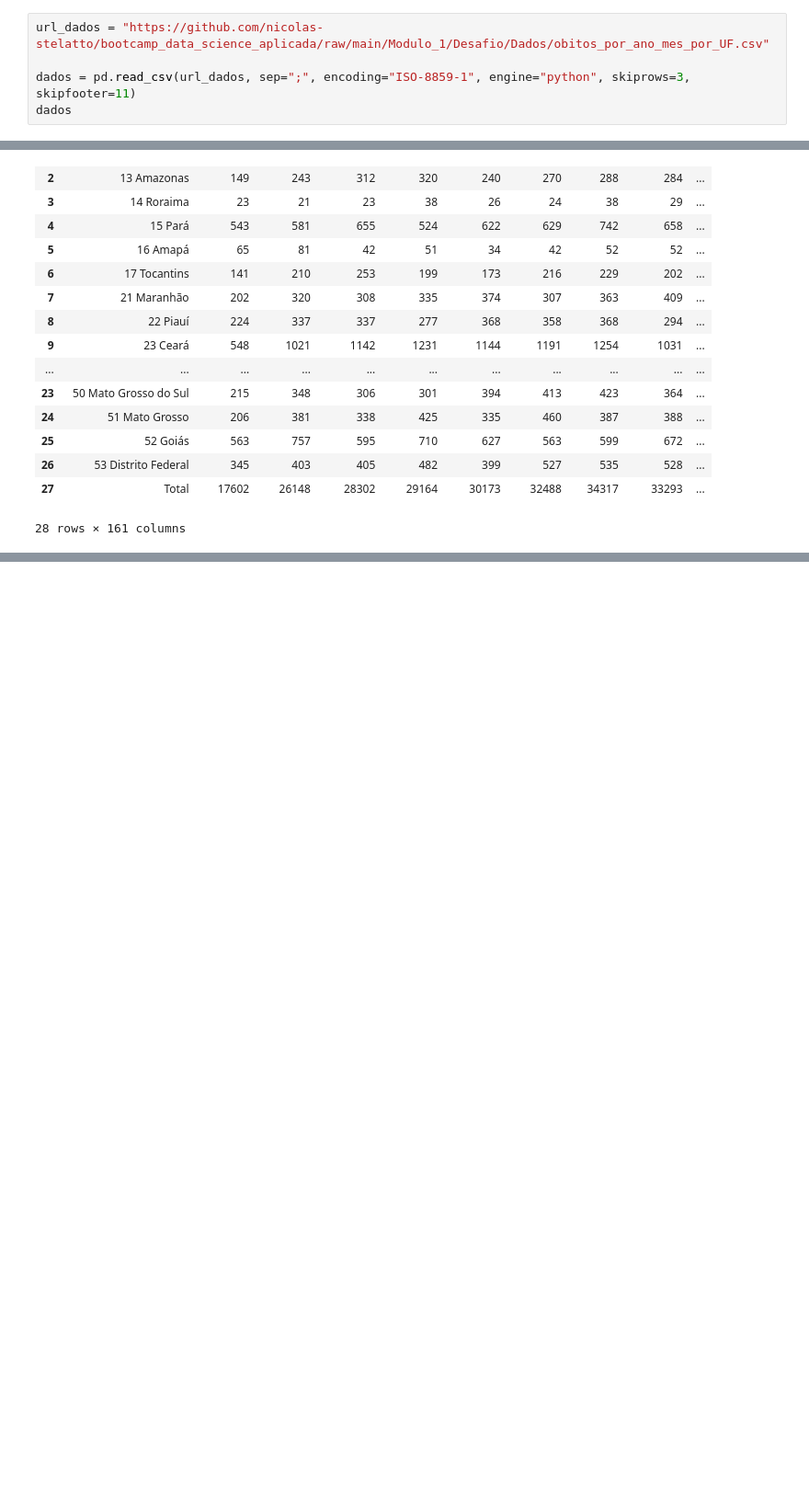
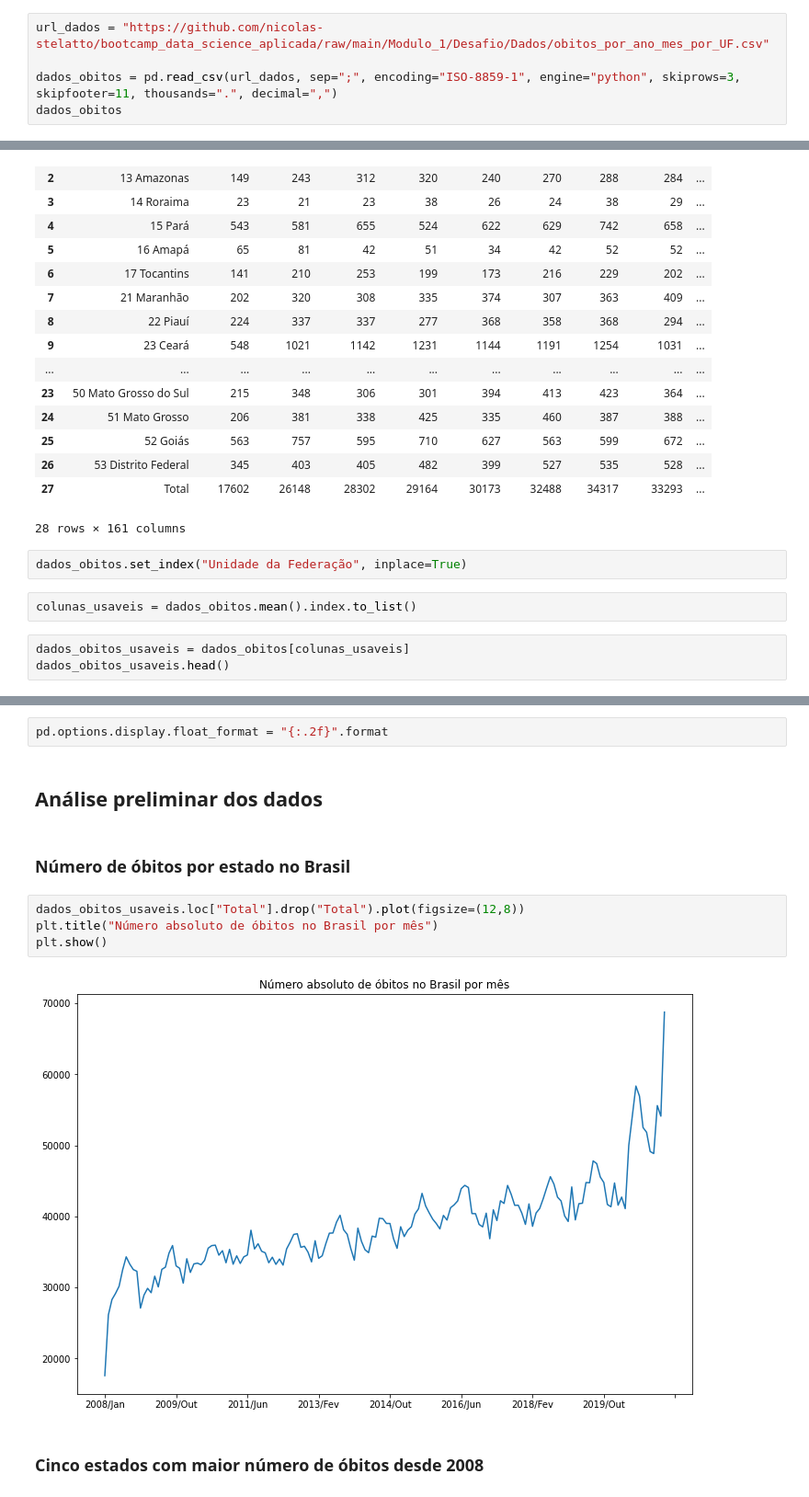
Before and after one commit to nicolas-stelatto/bootcamp_data_science_aplicada, a Jupyter notebook: Modulo_1/Desafio/Notebooks/Notebook_Desafio_Modulo01.ipynb, the cells around one changed output, grey strips where cells are left out. Shown at 92% size. Saved outputs shown, nothing was run; the diff lists cells and outputs as text; blank space fills up the shorter version.

```diff
--- a/Modulo_1/Desafio/Notebooks/Notebook_Desafio_Modulo01.ipynb
+++ b/Modulo_1/Desafio/Notebooks/Notebook_Desafio_Modulo01.ipynb
@@ -7,8 +26,8 @@ import seaborn as sns
 # %%
 url_dados = "https://github.com/nicolas-stelatto/bootcamp_data_science_aplicada/raw/main/Modulo_1/Desafio/Dados/obitos_por_ano_mes_por_UF.csv"
 
-dados = pd.read_csv(url_dados, sep=";", encoding="ISO-8859-1", engine="python", skiprows=3, skipfooter=11)
-dados
+dados_obitos = pd.read_csv(url_dados, sep=";", encoding="ISO-8859-1", engine="python", skiprows=3, skipfooter=11, thousands=".", decimal=",")
+dados_obitos
 # %% [output]
 |  | Unidade da Federação | 2008/Jan | 2008/Fev | 2008/Mar | 2008/Abr | 2008/Mai | 2008/Jun | 2008/Jul | 2008/Ago | ... |
 | 0 | 11 Rondônia | 57 | 99 | 45 | 43 | 54 | 47 | 109 | 114 | ... |
@@ -28,3 +47,10 @@ dados
 | 26 | 53 Distrito Federal | 345 | 403 | 405 | 482 | 399 | 527 | 535 | 528 | ... |
 | 27 | Total | 17602 | 26148 | 28302 | 29164 | 30173 | 32488 | 34317 | 33293 | ... |
 28 rows × 161 columns
+# %%
+dados_obitos.set_index("Unidade da Federação", inplace=True)
+# %%
+colunas_usaveis = dados_obitos.mean().index.to_list()
+# %%
+dados_obitos_usaveis = dados_obitos[colunas_usaveis]
+dados_obitos_usaveis.head()
@@ -30,0 +66,14 @@ dados
+# %%
+pd.options.display.float_format = "{:.2f}".format
+# %% [markdown]
+## Análise preliminar dos dados
+# %% [markdown]
+### Número de óbitos por estado no Brasil
+# %%
+dados_obitos_usaveis.loc["Total"].drop("Total").plot(figsize=(12,8))
+plt.title("Número absoluto de óbitos no Brasil por mês")
+plt.show()
+# %% [output]
+[figure, added]
+# %% [markdown]
+### Cinco estados com maior número de óbitos desde 2008
```
Also changed, not shown: parts of 62 cells of this notebook.
